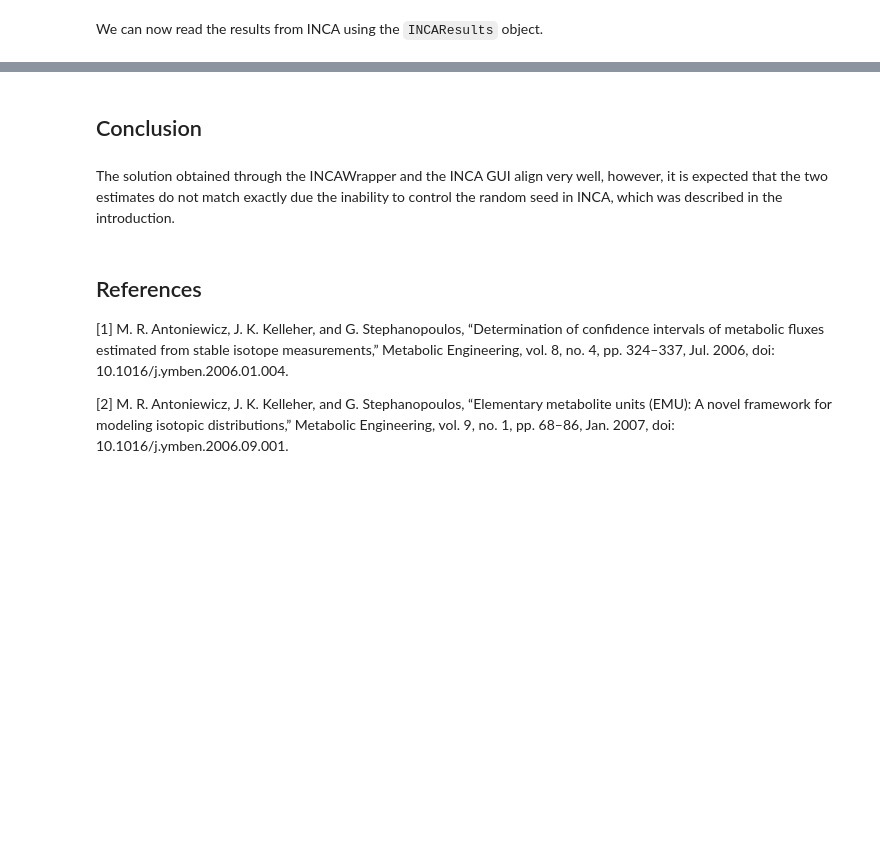
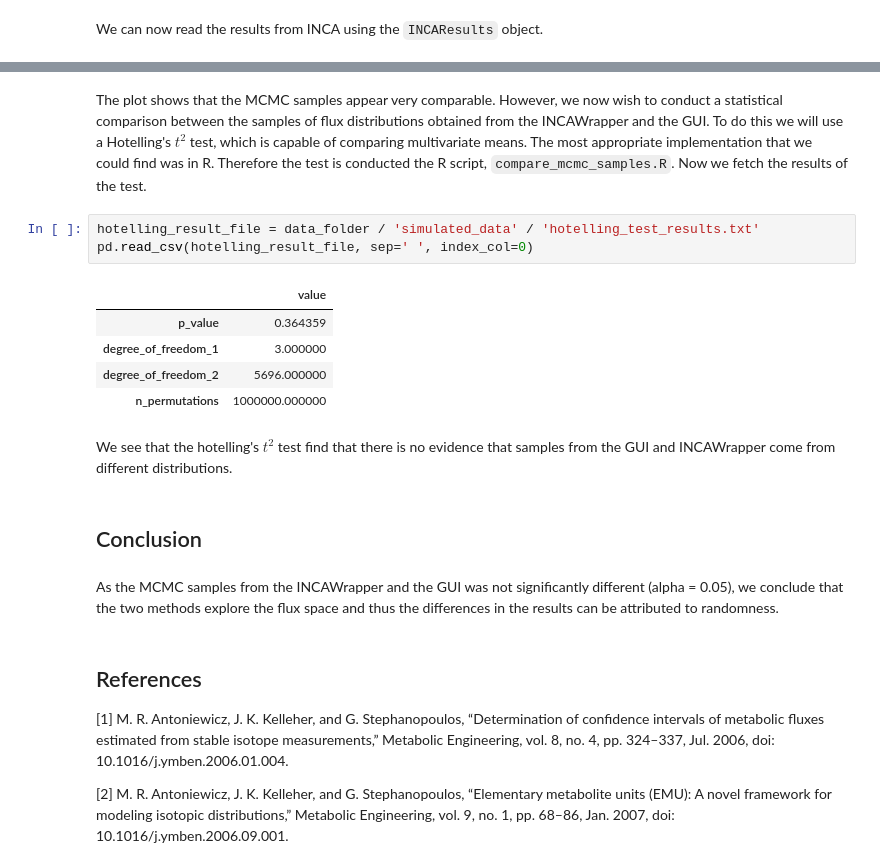
Before and after one commit to biosustain/incawrapper, a Jupyter notebook: docs/examples/validation_toy_model.ipynb, the cells around one changed output, grey strips where cells are left out. Drawn from its saved outputs; the diff is of its cells as text; blank space fills up the shorter version.

```diff
--- a/docs/examples/validation_toy_model.ipynb
+++ b/docs/examples/validation_toy_model.ipynb
@@ -301,7 +156,20 @@ We see that the differences between the estimated parameters is less the 0.1 flu
+# %% [markdown]
+The plot shows that the MCMC samples appear very comparable. However, we now wish to conduct a statistical comparison between the samples of flux distributions obtained from the INCAWrapper and the GUI. To do this we will use a Hotelling's $t^2$ test, which is capable of comparing multivariate means. The most appropriate implementation that we could find was in R. Therefore the test is conducted the R script, `compare_mcmc_samples.R`. Now we fetch the results of the test.
+# %%
+hotelling_result_file = data_folder / 'simulated_data' / 'hotelling_test_results.txt'
+pd.read_csv(hotelling_result_file, sep=' ', index_col=0)
+# %% [output]
+|  | value |
+| p_value | 0.364359 |
+| degree_of_freedom_1 | 3.000000 |
+| degree_of_freedom_2 | 5696.000000 |
+| n_permutations | 1000000.000000 |
+# %% [markdown]
+We see that the hotelling's $t^2$ test find that there is no evidence that samples from the GUI and INCAWrapper come from different distributions.
 # %% [markdown]
 ## Conclusion
-# %% [markdown]
-The solution obtained through the INCAWrapper and the INCA GUI align very well, however, it is expected that the two estimates do not match exactly due the inability to control the random seed in INCA, which was described in the introduction.
+# %% [markdown]
+As the MCMC samples from the INCAWrapper and the GUI was not significantly different (alpha = 0.05), we conclude that the two methods explore the flux space and thus the differences in the results can be attributed to randomness.
 # %% [markdown]
 ## References
 [1] M. R. Antoniewicz, J. K. Kelleher, and G. Stephanopoulos, “Determination of confidence intervals of metabolic fluxes estimated from stable isotope measurements,” Metabolic Engineering, vol. 8, no. 4, pp. 324–337, Jul. 2006, doi: 10.1016/j.ymben.2006.01.004.
```
Also changed, not shown: parts of 20 cells of this notebook.
